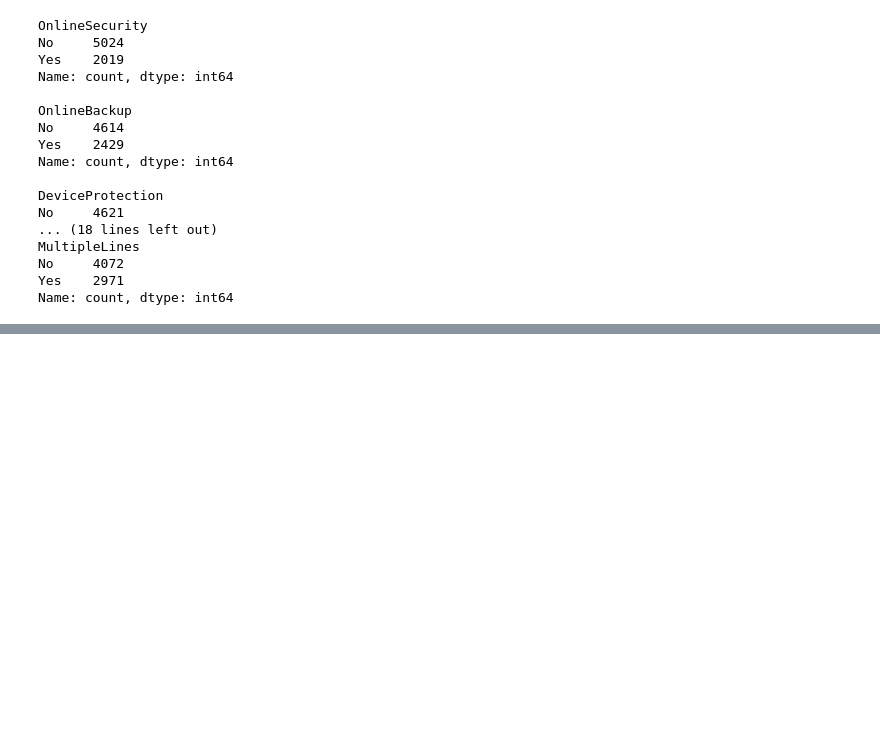
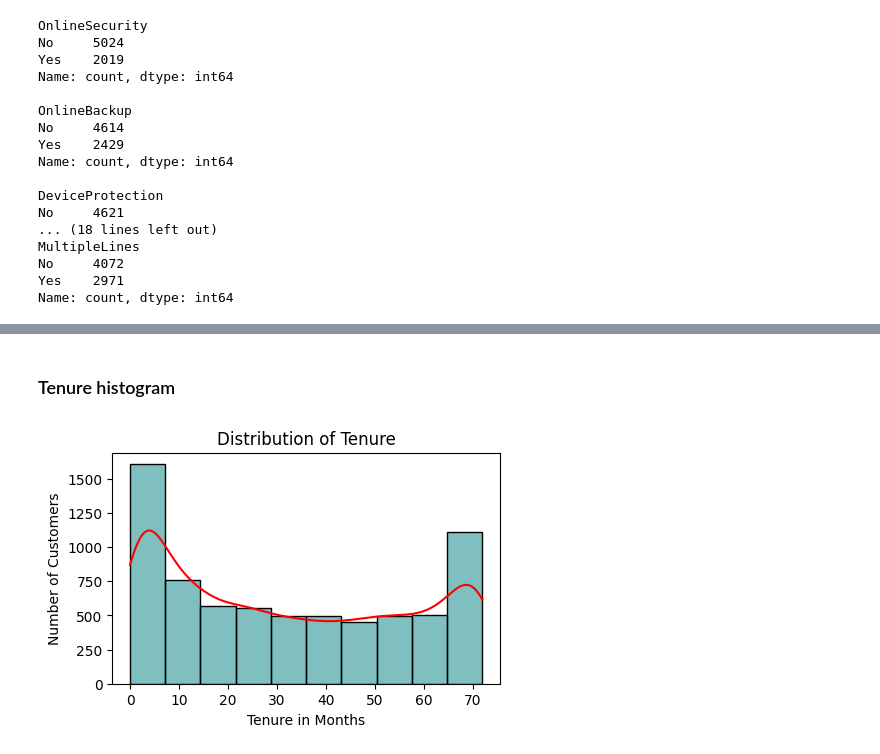
Before and after one commit to r3mo-usd/AAI-500-02-final-project-Sahana-Javier, a Jupyter notebook: src/javier_da.ipynb, the cells around one changed output, grey strips where cells are left out. Cells and saved outputs as stored; diff of their text form; code cells hidden in the pictures; blank space fills up the shorter version.

Commit message:
Add EDA: charts, chi-square tests, t-tests, and correlation

```diff
--- a/src/javier_da.ipynb
+++ b/src/javier_da.ipynb
@@ -228,0 +237,17 @@ max      72.000000      118.750000   8684.800000
+# %% [markdown]
+### Tenure histogram
+# %%
+# plot a histogram of tenure with a curve on top
+plt.figure(figsize=(5,3))
+ax = sns.histplot(telco["tenure"], bins=10, color = "teal", kde=True)
+
+# change the curve to red
+ax.lines[0].set_color("red")
+
+# add the labels and title
+plt.xlabel("Tenure in Months")
+plt.ylabel("Number of Customers")
+plt.title("Distribution of Tenure")
+plt.show()
+# %% [output]
+[figure, added]
```
Also changed, not shown: parts of 78 cells of this notebook.
